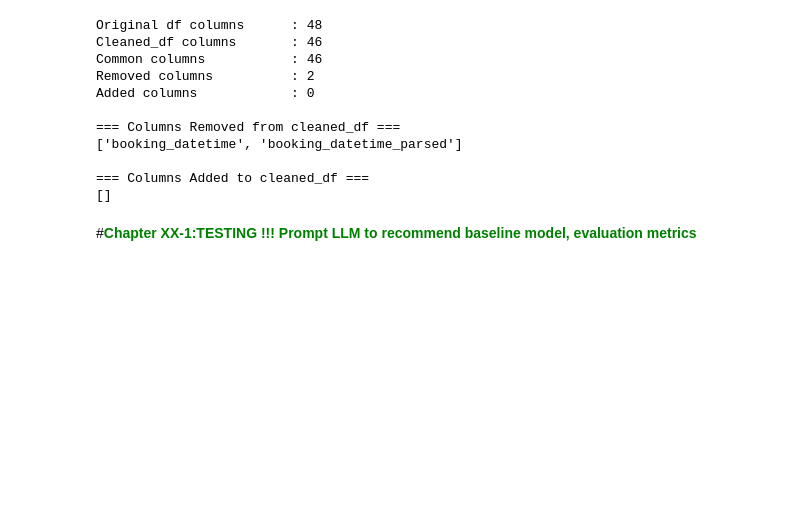
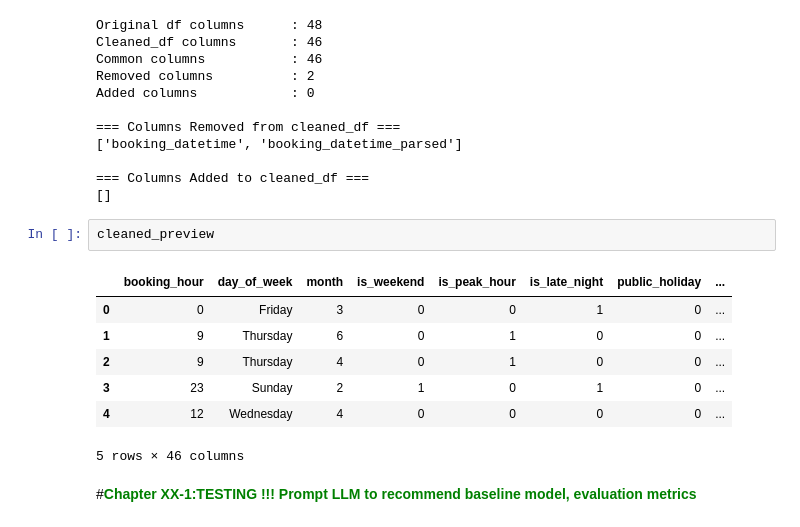
Before and after one commit to miffylim2308/ADALL_github, a Jupyter notebook: Test_Grab_Transbport.ipynb, the cells around one changed output. Saved outputs shown, nothing was run; the diff lists cells and outputs as text; blank space fills up the shorter version.

```diff
--- a/Test_Grab_Transbport.ipynb
+++ b/Test_Grab_Transbport.ipynb
@@ -729,6 +729,16 @@ Added columns            : 0
 
 === Columns Added to cleaned_df ===
 []
+# %%
+cleaned_preview
+# %% [output]
+|  | booking_hour | day_of_week | month | is_weekend | is_peak_hour | is_late_night | public_holiday | ... |
+| 0 | 0 | Friday | 3 | 0 | 0 | 1 | 0 | ... |
+| 1 | 9 | Thursday | 6 | 0 | 1 | 0 | 0 | ... |
+| 2 | 9 | Thursday | 4 | 0 | 1 | 0 | 0 | ... |
+| 3 | 23 | Sunday | 2 | 1 | 0 | 1 | 0 | ... |
+| 4 | 12 | Wednesday | 4 | 0 | 0 | 0 | 0 | ... |
+5 rows × 46 columns
 # %% [markdown]
 #<font color = 'green'>**Chapter XX-1:TESTING !!! Prompt LLM to recommend baseline model, evaluation metrics**
 # %%
```
Also changed, not shown: parts of 9 cells of this notebook.
